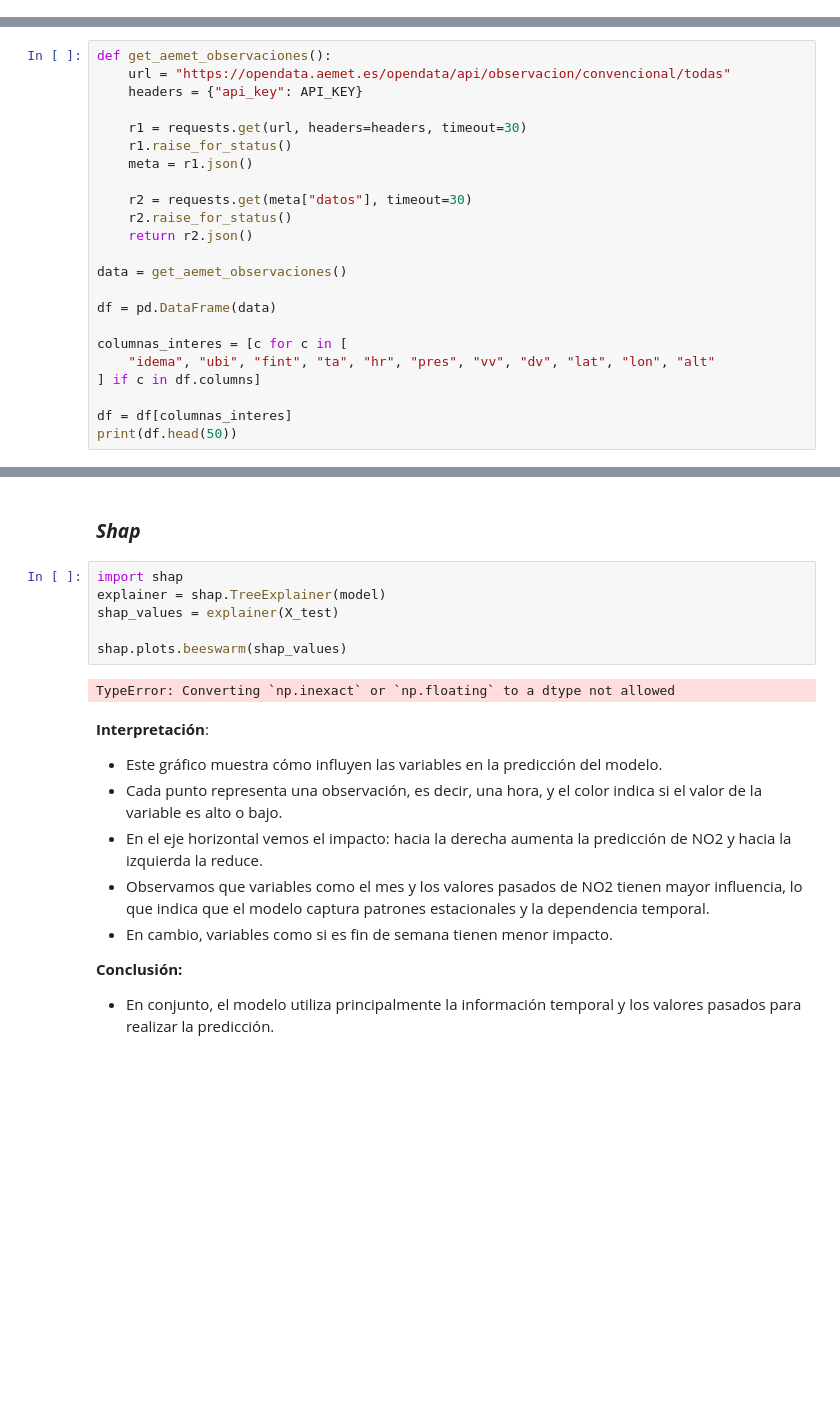
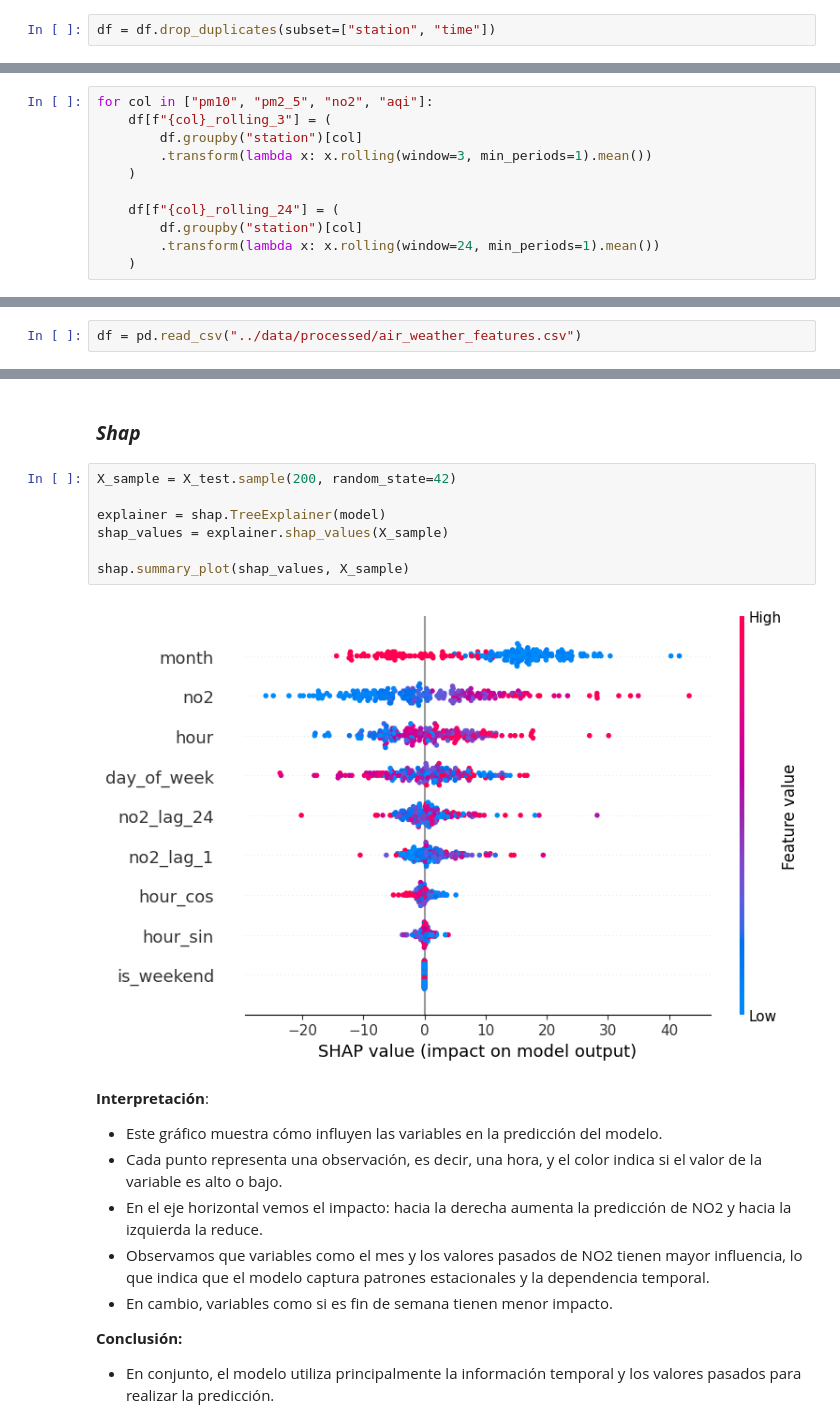
Before and after one commit to GuillenteN/Air-Quality-AI-Predictor, a Jupyter notebook: notebooks/proyecto.ipynb, the cells around one changed output, grey strips where cells are left out. Drawn from its saved outputs; the diff is of its cells as text; blank space fills up the shorter version.

```diff
--- a/notebooks/proyecto.ipynb
+++ b/notebooks/proyecto.ipynb
@@ -29,0 +268,2 @@ TypeError: Converting `np.inexact` or `np.floating` to a dtype not allowed
+# %%
+df = df.drop_duplicates(subset=["station", "time"])
@@ -29,0 +300,11 @@ TypeError: Converting `np.inexact` or `np.floating` to a dtype not allowed
+# %%
+for col in ["pm10", "pm2_5", "no2", "aqi"]:
+    df[f"{col}_rolling_3"] = (
+        df.groupby("station")[col]
+        .transform(lambda x: x.rolling(window=3, min_periods=1).mean())
+    )
+
+    df[f"{col}_rolling_24"] = (
+        df.groupby("station")[col]
+        .transform(lambda x: x.rolling(window=24, min_periods=1).mean())
+    )
@@ -29,0 +344,2 @@ TypeError: Converting `np.inexact` or `np.floating` to a dtype not allowed
+# %%
+df = pd.read_csv("../data/processed/air_weather_features.csv")
@@ -30,25 +543,2 @@ TypeError: Converting `np.inexact` or `np.floating` to a dtype not allowed
 # %% [markdown]
 ### ***API***
-# %%
-def get_aemet_observaciones():
-    url = "https://opendata.aemet.es/opendata/api/observacion/convencional/todas"
-    headers = {"api_key": API_KEY}
-
-    r1 = requests.get(url, headers=headers, timeout=30)
-    r1.raise_for_status()
-    meta = r1.json()
-
-    r2 = requests.get(meta["datos"], timeout=30)
-    r2.raise_for_status()
-    return r2.json()
-
-data = get_aemet_observaciones()
-
-df = pd.DataFrame(data)
-
-columnas_interes = [c for c in [
-    "idema", "ubi", "fint", "ta", "hr", "pres", "vv", "dv", "lat", "lon", "alt"
-] if c in df.columns]
-
-df = df[columnas_interes]
-print(df.head(50))
@@ -339,13 +811,14 @@ plt.show()
 # %% [markdown]
 ### ***Shap***
 # %%
-import shap
+X_sample = X_test.sample(200, random_state=42)
+
 explainer = shap.TreeExplainer(model)
-shap_values = explainer(X_test)
+shap_values = explainer.shap_values(X_sample)
 
-shap.plots.beeswarm(shap_values)
+shap.summary_plot(shap_values, X_sample)
 # %% [output]
-TypeError: Converting `np.inexact` or `np.floating` to a dtype not allowed
+[figure, added]
 # %% [markdown]
 **Interpretación**:
 - Este gráfico muestra cómo influyen las variables en la predicción del modelo.
```
Also changed, not shown: parts of 86 cells of this notebook, 7 other files.
